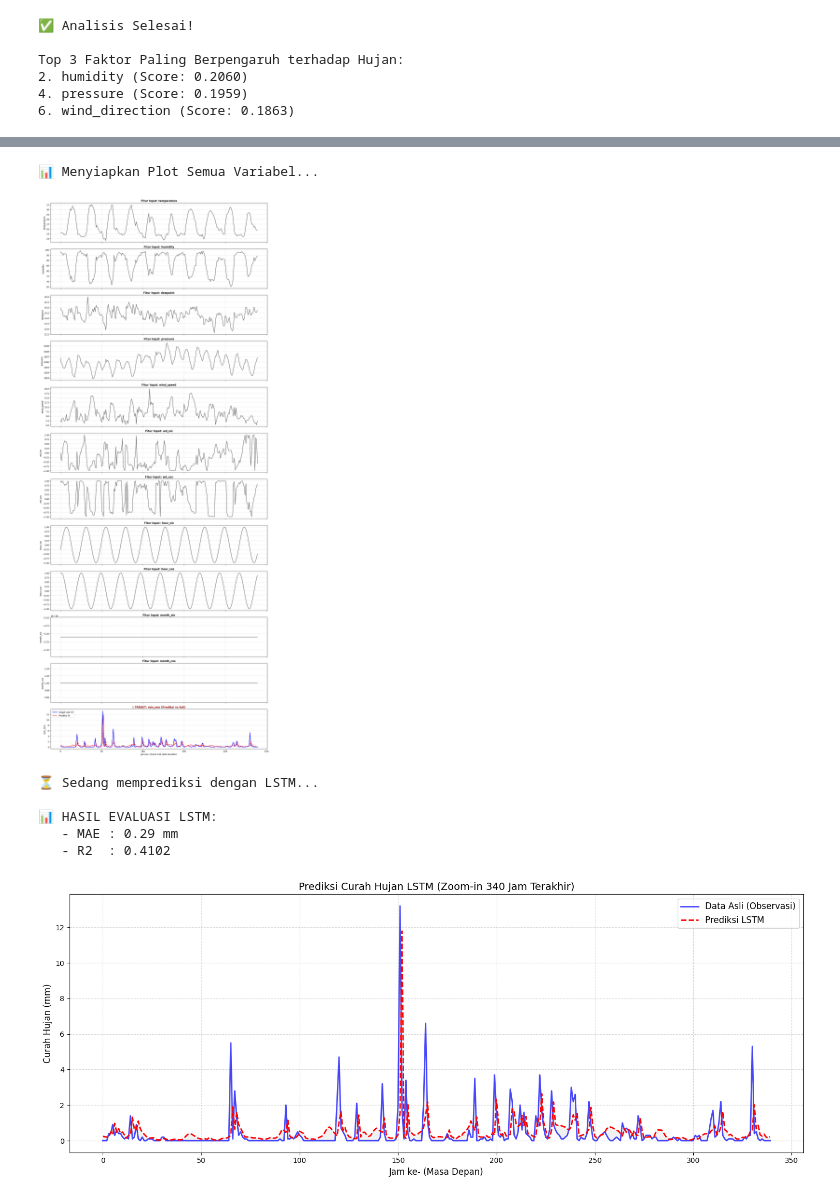
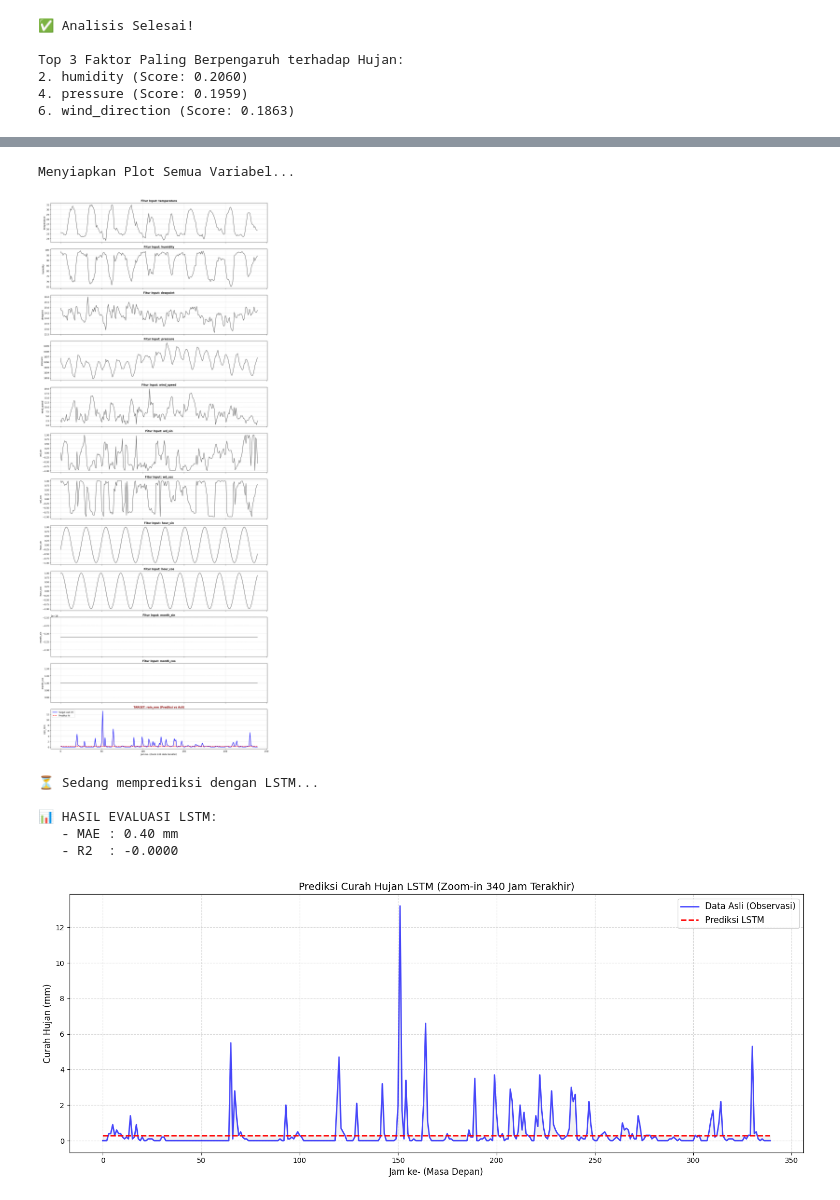
Before and after one commit to evanalif113/Catatan_Meteorologi, a Jupyter notebook: model-prediksi-estimasi-dengan-lstm.ipynb, the cells around one changed output, grey strips where cells are left out. Drawn from its saved outputs; the diff is of its cells as text; code cells hidden in the pictures.

Commit message:
Kaggle Notebook | Model Prediksi Estimasi dengan LSTM | Version 26

```diff
--- a/model-prediksi-estimasi-dengan-lstm.ipynb
+++ b/model-prediksi-estimasi-dengan-lstm.ipynb
@@ -517,7 +517,6 @@ model.add(LSTM(units=256, return_sequences=False))
 # Layer 3: Dense (Hidden Layer)
 model.add(Dense(units=128, activation='relu'))
 model.add(Dense(units=64, activation='relu'))
-model.add(Dense(units=32, activation='relu'))
 model.add(Dense(units=16, activation='relu'))
 
 # Layer Output: 1 Neuron (Prediksi Curah Hujan)
@@ -526,7 +525,7 @@ model.add(Dense(units=1, activation='linear'))
 
 # Kompilasi Model
 # Optimizer Adam dengan learning rate sedikit lebih kecil biar belajar pelan tapi pasti
-optimizer = tf.keras.optimizers.Adam(learning_rate=0.001)
+optimizer = tf.keras.optimizers.Adam(learning_rate=0.002)
 
 model.compile(optimizer=optimizer,
               loss='mse',      # MSE bagus untuk menghukum kesalahan besar (badai)
@@ -776,7 +775,7 @@ EVALUASI PERFORMA MODEL (METEOROLOGI STANDARD)
 import matplotlib.pyplot as plt
 import numpy as np
 
-print("📊 Menyiapkan Plot Semua Variabel...")
+print("Menyiapkan Plot Semua Variabel...")
 
 # 1. AMBIL DATA INPUT (X_test) UNTUK DIPLOT
 # X_test bentuknya (Sample, 24 Jam, Fitur).
@@ -816,36 +815,36 @@ for i, col_name in enumerate(cols_to_plot):
         # Plot Data Asli (Input X) - Opsional, buat cek konsistensi
         # ax.plot(feature_data, color='green', alpha=0.3, label='Input X (History)')
 
         # Plot Target Asli (Y Test)
         ax.plot(y_test_final[start_idx:], color='blue', label='Target Asli (Y)', linewidth=2)
 
         # Plot Prediksi AI
         ax.plot(y_pred_final[start_idx:], color='red', linestyle='--', label='Prediksi AI', linewidth=2)
 
         # Area Error
         ax.fill_between(range(zoom_range),
                         y_test_final[start_idx:].flatten(),
                         y_pred_final[start_idx:].flatten(),
                         color='red', alpha=0.1)
 
-        ax.set_title(f"⭐ TARGET: {col_name} (Prediksi vs Asli)", fontweight='bold', color='darkred')
+        ax.set_title(f"TARGET: {col_name} (Prediksi vs Asli)", fontweight='bold', color='darkred')
         ax.legend(loc='upper left')
 
     else:
         # --- UNTUK VARIABEL PENDUKUNG (SUHU, TEKANAN, DLL) ---
         ax.plot(feature_data, color='black', alpha=0.7)
         ax.set_title(f"Fitur Input: {col_name}", fontweight='bold')
 
     # Kosmetik Grafik
     ax.grid(True, linestyle='--', alpha=0.5)
     ax.set_ylabel(col_name)
 
 plt.xlabel(f"Jam ke- (Zoom {zoom_range} data terakhir)")
 plt.tight_layout()
 plt.show()
 # %% [output]
-📊 Menyiapkan Plot Semua Variabel...
+Menyiapkan Plot Semua Variabel...
-[figure, old version]
+[figure, new version]
 # %%
 # =========================================================
 
@@ -919,9 +918,9 @@ plt.show()
 ⏳ Sedang memprediksi dengan LSTM...
 
 📊 HASIL EVALUASI LSTM:
-   - MAE : 0.29 mm
-   - R2  : 0.4102
+   - MAE : 0.40 mm
+   - R2  : -0.0000
-[figure, old version]
+[figure, new version]
 # %%
 print("💾 Sedang menyimpan model dan scaler...")
 
```
Also changed, not shown: parts of 8 cells of this notebook.
